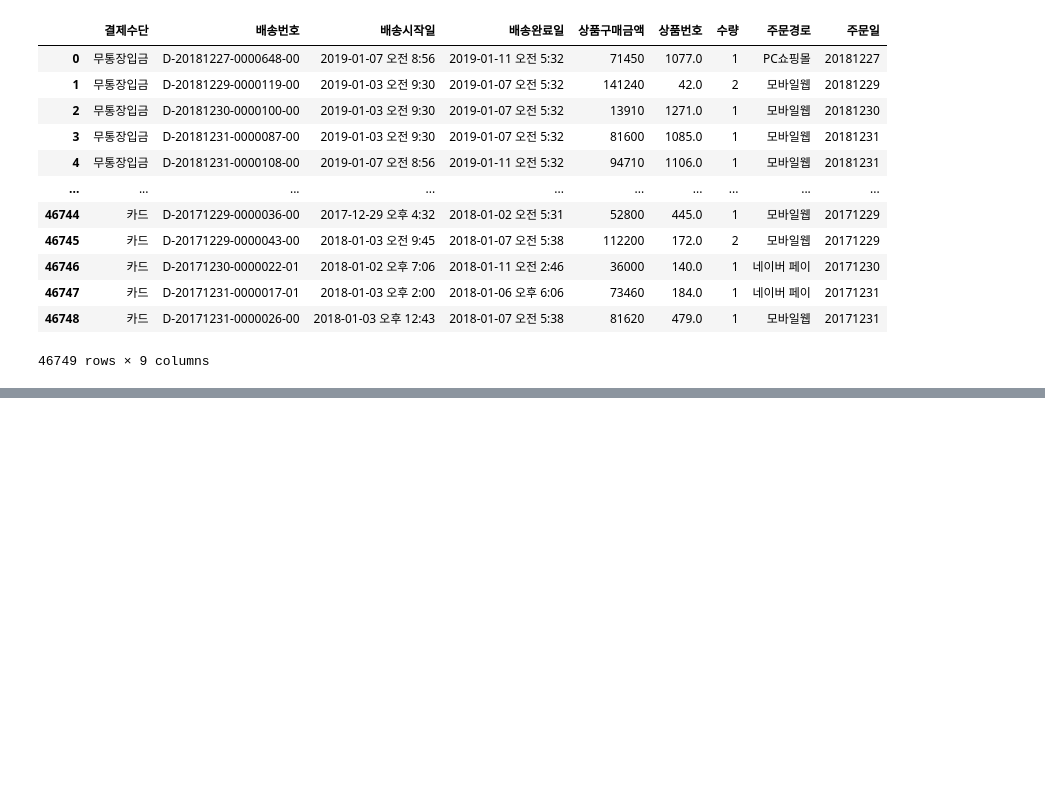
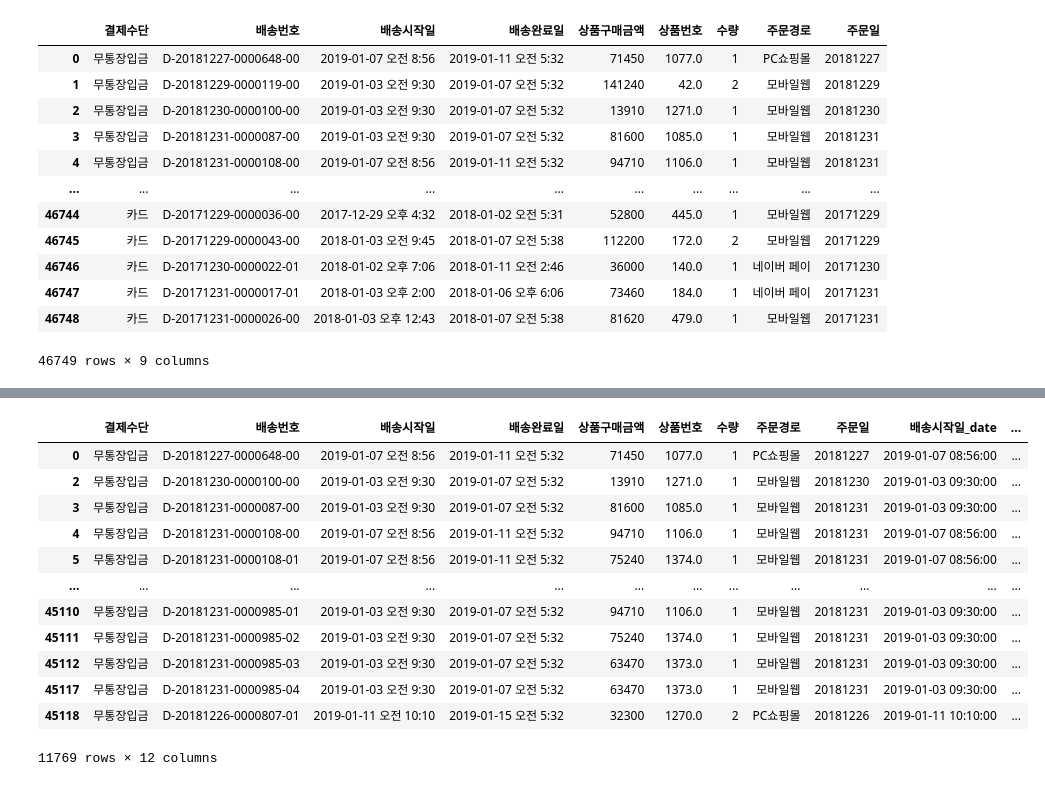
Before and after one commit to entangelk/study_data_analytics, a Jupyter notebook: docs/quests/visualizations/multivariate_OrdersDeliveryList.ipynb, the cells around one changed output, grey strips where cells are left out. Cells and saved outputs as stored; diff of their text form; code cells hidden in the pictures; blank space fills up the shorter version.

```diff
--- a/docs/quests/visualizations/multivariate_OrdersDeliveryList.ipynb
+++ b/docs/quests/visualizations/multivariate_OrdersDeliveryList.ipynb
@@ -264,0 +222,18 @@ sns.barplot(data=pivot_path_much, x='주문경로', y='상품구매금액')
+# %%
+how_get = get_data.query('결제수단 == "무통장입금"')
+# %%
+how_get.query('상품번호 >= 1000')
+# %% [output]
+|  | 결제수단 | 배송번호 | 배송시작일 | 배송완료일 | 상품구매금액 | 상품번호 | 수량 | 주문경로 | 주문일 | 배송시작일_date | ... |
+| 0 | 무통장입금 | D-20181227-0000648-00 | 2019-01-07 오전 8:56 | 2019-01-11 오전 5:32 | 71450 | 1077.0 | 1 | PC쇼핑몰 | 20181227 | 2019-01-07 08:56:00 | ... |
+| 2 | 무통장입금 | D-20181230-0000100-00 | 2019-01-03 오전 9:30 | 2019-01-07 오전 5:32 | 13910 | 1271.0 | 1 | 모바일웹 | 20181230 | 2019-01-03 09:30:00 | ... |
+| 3 | 무통장입금 | D-20181231-0000087-00 | 2019-01-03 오전 9:30 | 2019-01-07 오전 5:32 | 81600 | 1085.0 | 1 | 모바일웹 | 20181231 | 2019-01-03 09:30:00 | ... |
+| 4 | 무통장입금 | D-20181231-0000108-00 | 2019-01-07 오전 8:56 | 2019-01-11 오전 5:32 | 94710 | 1106.0 | 1 | 모바일웹 | 20181231 | 2019-01-07 08:56:00 | ... |
+| 5 | 무통장입금 | D-20181231-0000108-01 | 2019-01-07 오전 8:56 | 2019-01-11 오전 5:32 | 75240 | 1374.0 | 1 | 모바일웹 | 20181231 | 2019-01-07 08:56:00 | ... |
+| ... | ... | ... | ... | ... | ... | ... | ... | ... | ... | ... | ... |
+| 45110 | 무통장입금 | D-20181231-0000985-01 | 2019-01-03 오전 9:30 | 2019-01-07 오전 5:32 | 94710 | 1106.0 | 1 | 모바일웹 | 20181231 | 2019-01-03 09:30:00 | ... |
+| 45111 | 무통장입금 | D-20181231-0000985-02 | 2019-01-03 오전 9:30 | 2019-01-07 오전 5:32 | 75240 | 1374.0 | 1 | 모바일웹 | 20181231 | 2019-01-03 09:30:00 | ... |
+| 45112 | 무통장입금 | D-20181231-0000985-03 | 2019-01-03 오전 9:30 | 2019-01-07 오전 5:32 | 63470 | 1373.0 | 1 | 모바일웹 | 20181231 | 2019-01-03 09:30:00 | ... |
+| 45117 | 무통장입금 | D-20181231-0000985-04 | 2019-01-03 오전 9:30 | 2019-01-07 오전 5:32 | 63470 | 1373.0 | 1 | 모바일웹 | 20181231 | 2019-01-03 09:30:00 | ... |
+| 45118 | 무통장입금 | D-20181226-0000807-01 | 2019-01-11 오전 10:10 | 2019-01-15 오전 5:32 | 32300 | 1270.0 | 2 | PC쇼핑몰 | 20181226 | 2019-01-11 10:10:00 | ... |
+11769 rows × 12 columns
```
Also changed, not shown: parts of 53 cells of this notebook.
